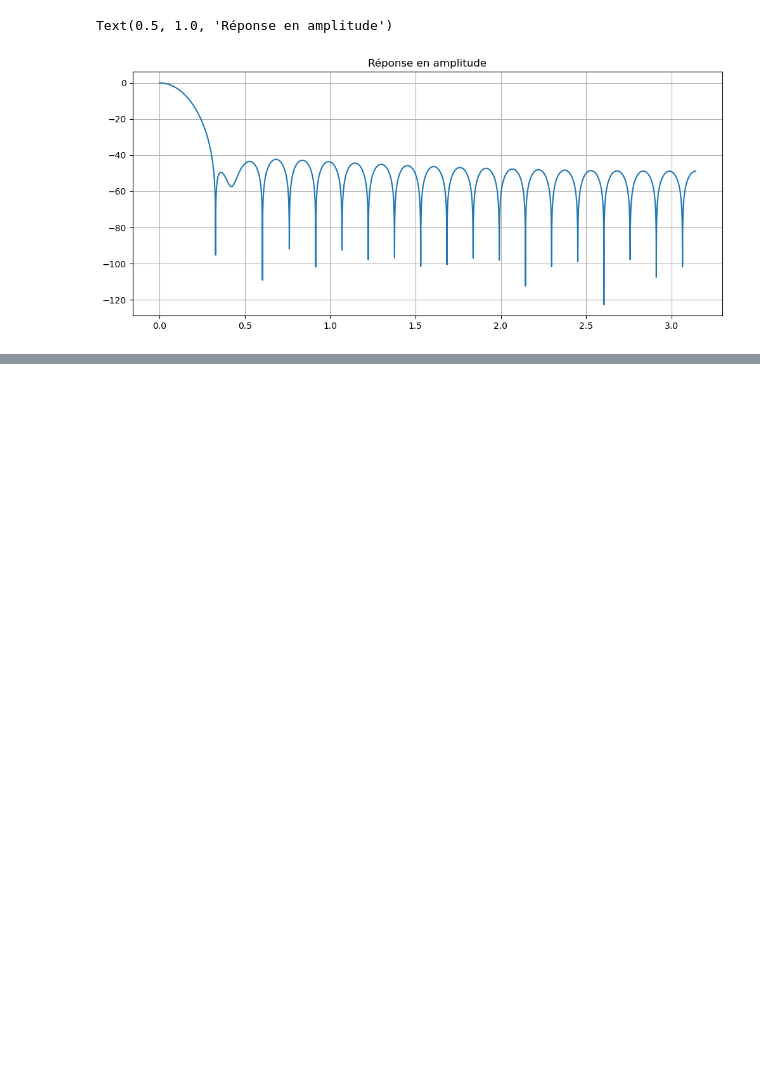
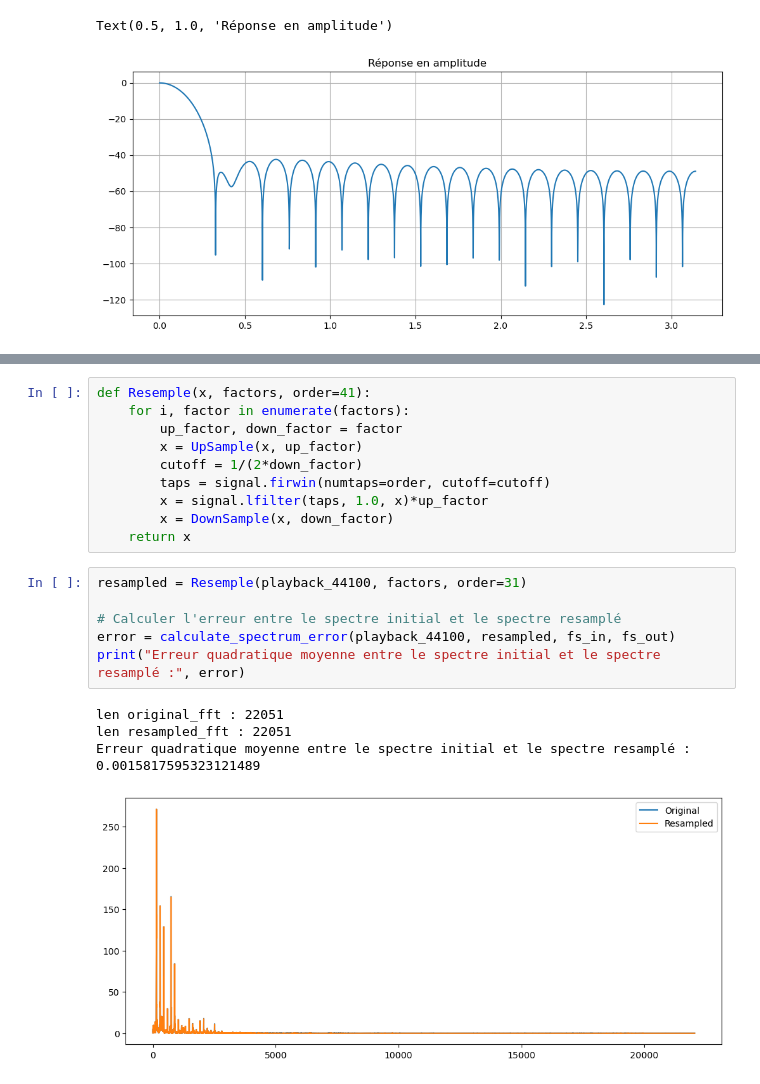
Before and after one commit to tutur90/Modelisation-Chaine-Traitement-Numerique, a Jupyter notebook: TP2.ipynb, the cells around one changed output, grey strips where cells are left out. Saved outputs shown, nothing was run; the diff lists cells and outputs as text; blank space fills up the shorter version.

```diff
--- a/TP2.ipynb
+++ b/TP2.ipynb
@@ -257,0 +272,21 @@ down_factors : [3, 7, 7]
+# %%
+def Resemple(x, factors, order=41):
+    for i, factor in enumerate(factors):
+        up_factor, down_factor = factor
+        x = UpSample(x, up_factor)
+        cutoff = 1/(2*down_factor)
+        taps = signal.firwin(numtaps=order, cutoff=cutoff)
+        x = signal.lfilter(taps, 1.0, x)*up_factor
+        x = DownSample(x, down_factor)
+    return x
+# %%
+resampled = Resemple(playback_44100, factors, order=31)
+
+# Calculer l'erreur entre le spectre initial et le spectre resamplé
+error = calculate_spectrum_error(playback_44100, resampled, fs_in, fs_out)
+print("Erreur quadratique moyenne entre le spectre initial et le spectre resamplé :", error)
+# %% [output]
+len original_fft : 22051
+len resampled_fft : 22051
+Erreur quadratique moyenne entre le spectre initial et le spectre resamplé : 0.0015817595323121489
+[figure, added]
```
Also changed, not shown: parts of 7 cells of this notebook, 1 other file.
